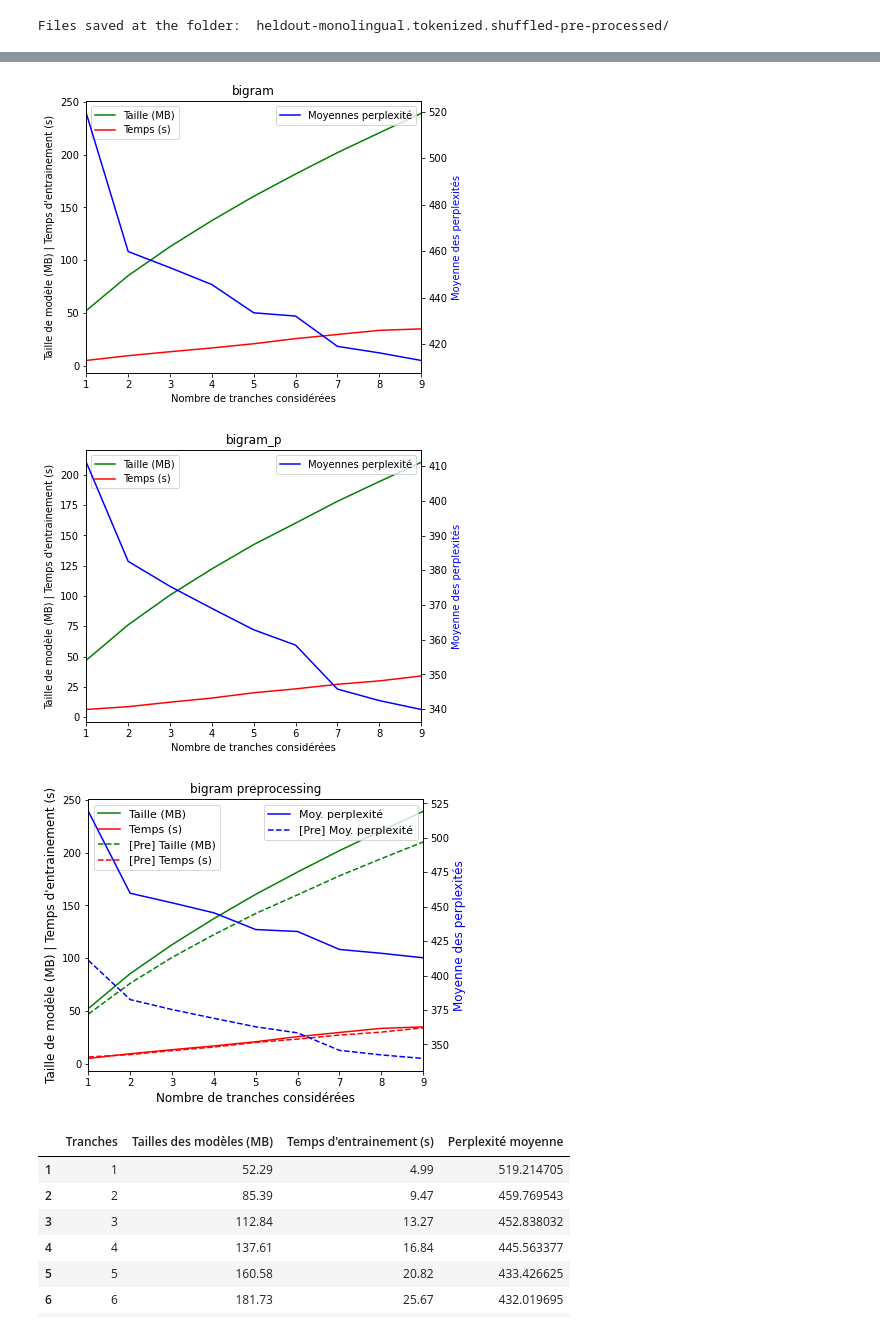
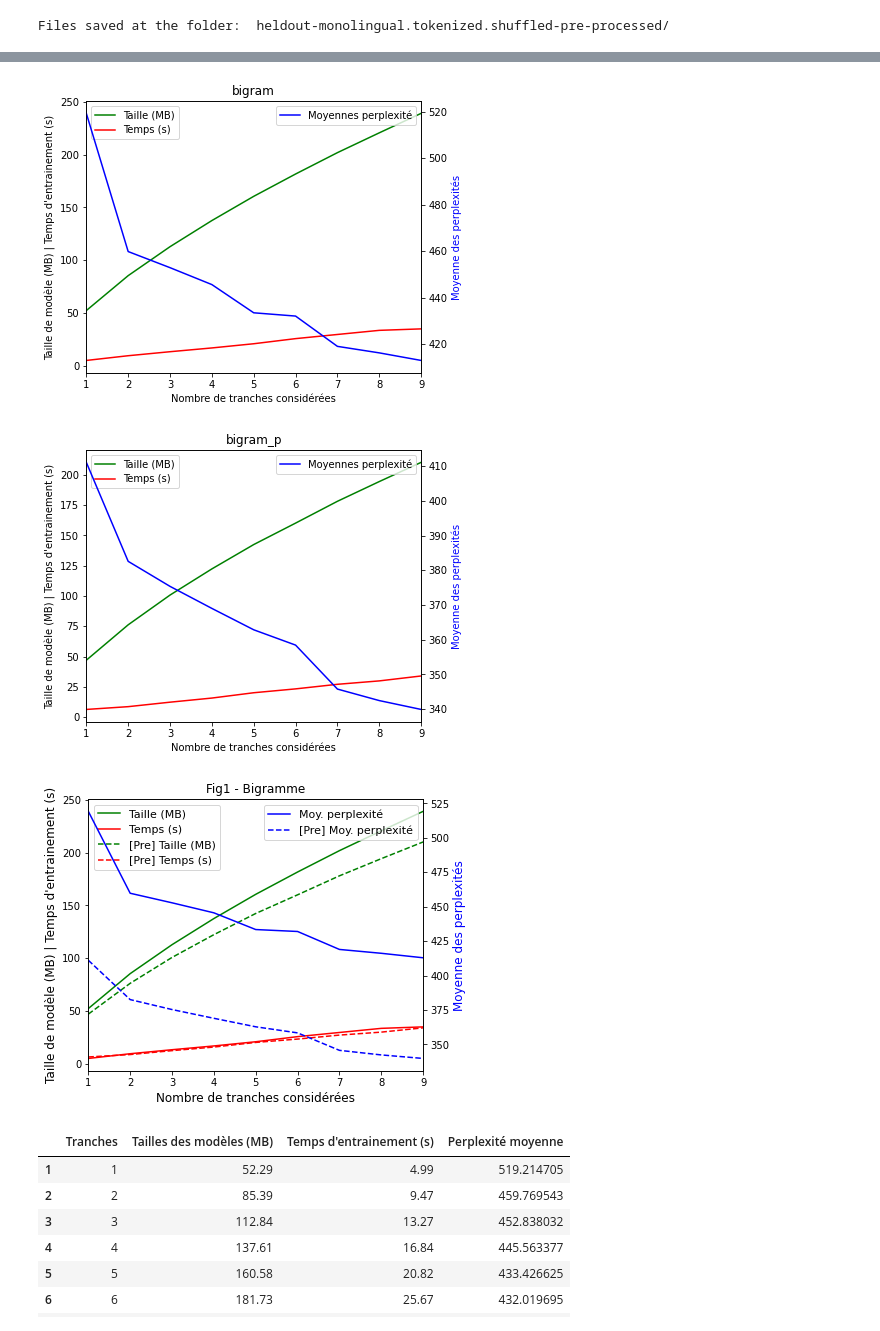
Before and after one commit to KacemKhaled/IFT6285-NLP, a Jupyter notebook: TP2/TP2.ipynb, the cells around one changed output, grey strips where cells are left out. Drawn from its saved outputs; the diff is of its cells as text; code cells hidden in the pictures.

```diff
--- a/TP2/TP2.ipynb
+++ b/TP2/TP2.ipynb
@@ -249,13 +249,13 @@ def plot_curves_multiple(times_bi, sizes_bi, perplexities_bi,
 # %%
 plot_curves(times_bi, sizes_bi, perplexities_bi,'bigram')
 plot_curves(times_bi_p, sizes_bi_p, perplexities_bi_p,'bigram_p')
 plot_curves_multiple(times_bi, sizes_bi, perplexities_bi,
                          times_bi_p, sizes_bi_p, perplexities_bi_p,
-                         figname='bigram preprocessing')
+                         figname='Fig1 - Bigramme')
 # %% [output]
 [figure]
 [figure]
-[figure, old version]
+[figure, new version]
 # %%
 tranches = list(range(1,10))
 d = {'Tranches': tranches, 'Tailles des modèles (MB)': sizes_bi, 'Temps d\'entrainement (s)': times_bi,
```
Also changed, not shown: parts of 1 cell of this notebook, 4 other files.
